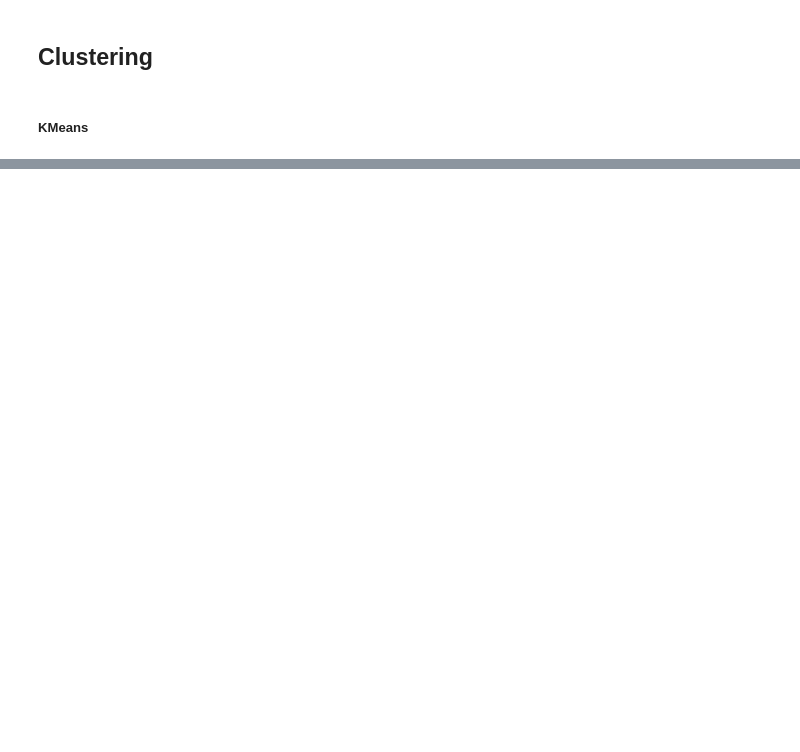
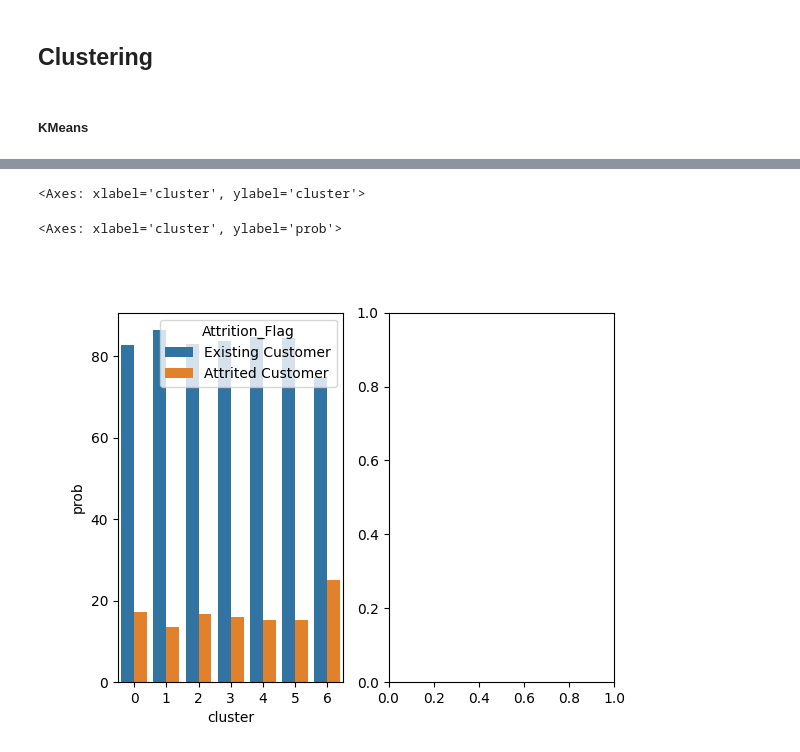
Before and after one commit to anilembel/Churn_Prediction_Becode, a Jupyter notebook: 4_modeling/clustering.ipynb, the cells around one changed output, grey strips where cells are left out. Cells and saved outputs as stored; diff of their text form; code cells hidden in the pictures; blank space fills up the shorter version.

```diff
--- a/4_modeling/clustering.ipynb
+++ b/4_modeling/clustering.ipynb
@@ -4,11 +4,19 @@
 ## Import and drop unwanted columns
 # %%
 import pandas as pd
+
 import seaborn as sns
+import matplotlib.pyplot as plt
+
+from sklearn.cluster import KMeans
+from sklearn.decomposition import PCA
 from sklearn.preprocessing import StandardScaler
-from sklearn.cluster import KMeans
 
 data = pd.read_csv('../2_data cleaning/Cleaned_data.csv')
+# Save Attrition columns for Probability estimation
+attrition_flag = data['Attrition_Flag']
+
 data = data.drop(['Unnamed: 0','Attrition_Flag'], axis=1)
 data.head()
+attrition_flag.head()
 # %% [output]
@@ -100,0 +207,3 @@ data_scaled_labelled_df.head()
+# %%
+data_clustered = data_scaled_labelled_df.join(attrition_flag)
+data_clustered.head()
@@ -100,0 +218,18 @@ data_scaled_labelled_df.head()
+# %%
+probability = data_clustered.groupby('cluster')['Attrition_Flag'].value_counts(normalize=True).mul(100).round(2)
+# probability.unstack(level=-1).plot.barh()
+probability.astype(str) + '%'
+
+sns.histplot(probability, x='cluster', hue='Attrition_Flag', multiple='fill')
+# probability.head()
+# %% [output]
+<Axes: xlabel='cluster', ylabel='cluster'>
+# %%
+f, axes = plt.subplots(1,2)
+proba_df = (data_clustered.groupby('cluster')['Attrition_Flag'].value_counts(normalize=True).mul(100).round(2).rename('prob').reset_index())
+proba_df
+sns.barplot(x='cluster',y='prob', hue='Attrition_Flag', data=proba_df, ax=axes[0])
+# sns.barplot(x='cluster',y='prob', hue='Attrition_Flag',stat="proba", multiple="fill", data=proba_df, ax=axes[1])
+# %% [output]
+<Axes: xlabel='cluster', ylabel='prob'>
+[figure, added]
```
Also changed, not shown: parts of 18 cells of this notebook.
